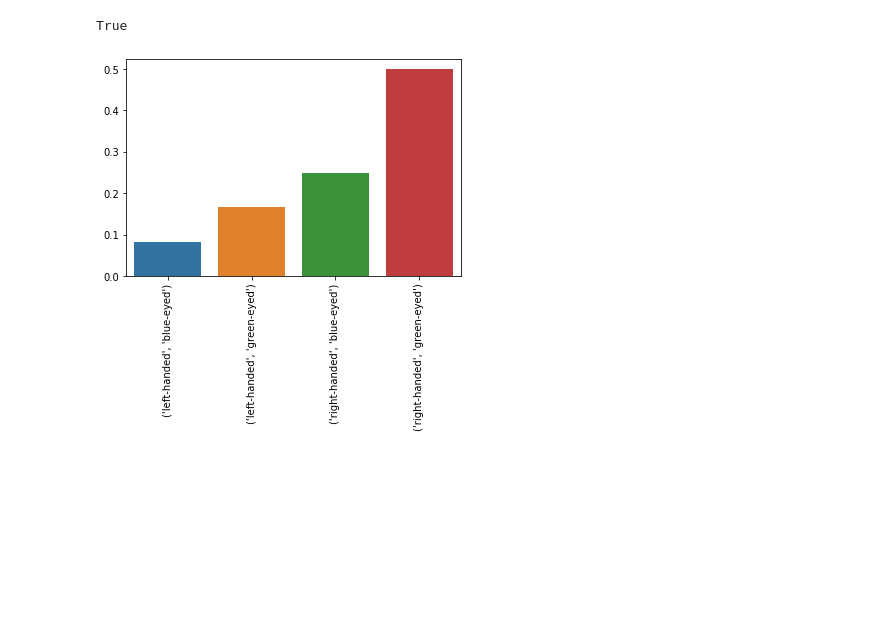
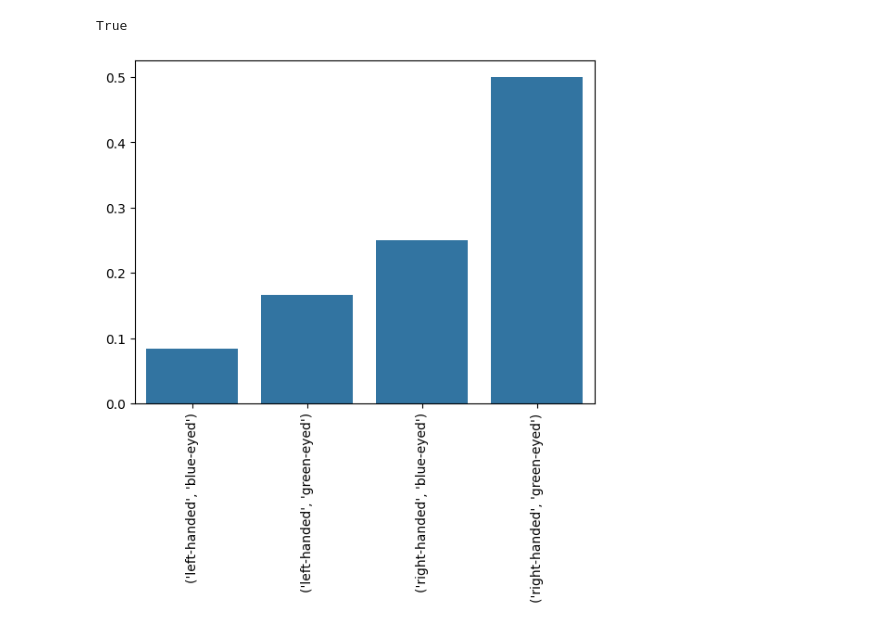
Before and after one commit to PythonCharmers/maxentropy, a Jupyter notebook: notebooks/Kangaroos example.ipynb, the cells around one changed output. Saved outputs shown, nothing was run; the diff lists cells and outputs as text; code cells hidden in the pictures; blank space fills up the shorter version.

```diff
--- a/notebooks/Kangaroos example.ipynb
+++ b/notebooks/Kangaroos example.ipynb
@@ -274,10 +274,10 @@ np.isclose(model.probdist().sum(), 1)
 # %% [output]
 True
 # %%
-g = sns.barplot(np.arange(len(samplespace)), model.probdist())
+g = sns.barplot(x=np.arange(len(samplespace)), y=model.probdist())
 g.set_xticklabels(samplespace, rotation=90);
 # %% [output]
-[figure, old version]
+[figure, new version]
 # %%
 sns.heatmap(kangaroo_prob_matrix(x_opt), annot=True, cmap='Reds')
 # %% [output]
```
Also changed, not shown: parts of 6 cells of this notebook, 2 other files.
